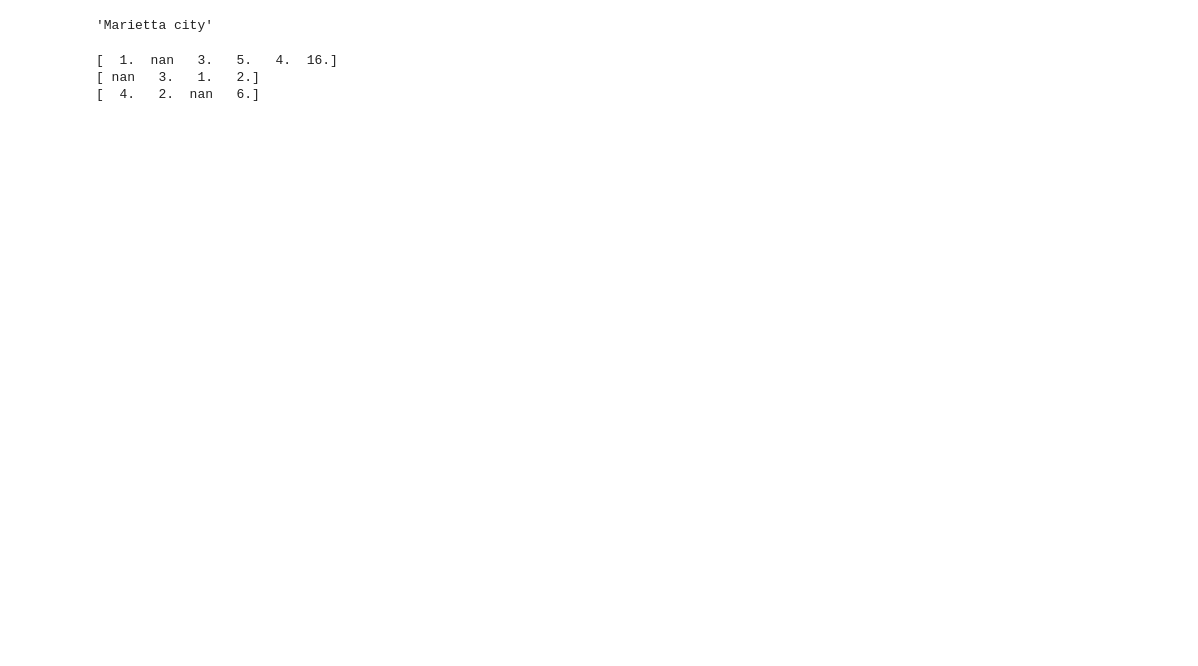
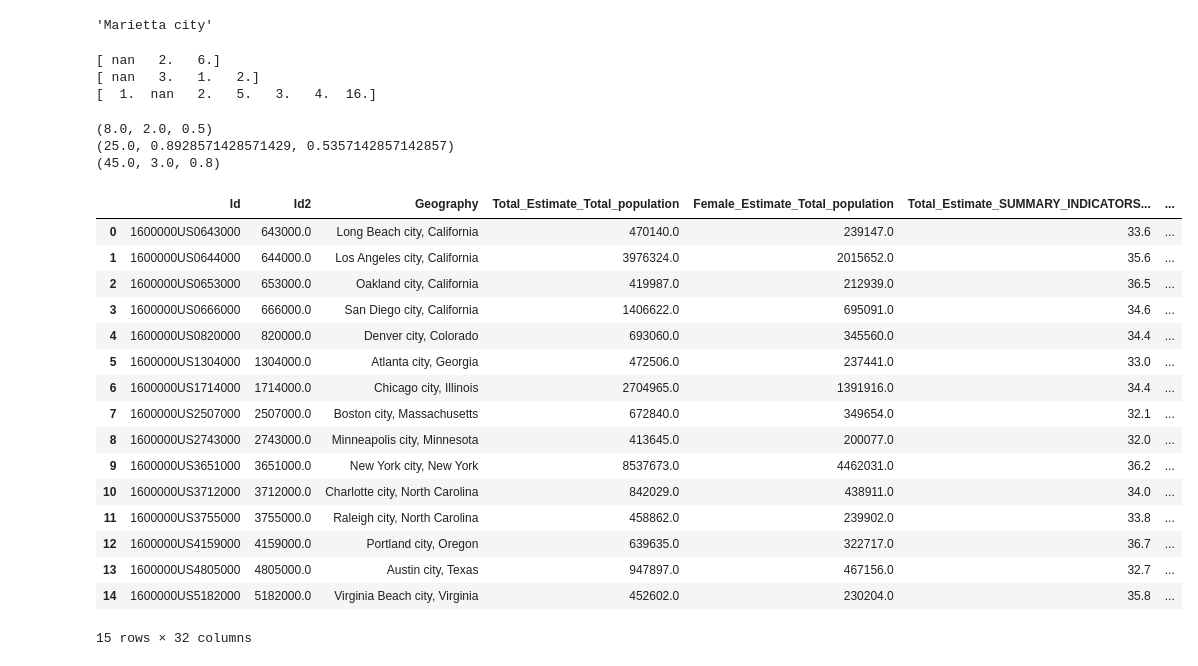
Before and after one commit to sjordan29/Springboard-Code, a Jupyter notebook: Capstone_1/Data_Files.ipynb, the cells around one changed output. Saved outputs shown, nothing was run; the diff lists cells and outputs as text; code cells hidden in the pictures; blank space fills up the shorter version.

```diff
--- a/Capstone_1/Data_Files.ipynb
+++ b/Capstone_1/Data_Files.ipynb
@@ -1081,5 +1093,9 @@ city_cluster_1.at[2, 'City'] = 'Washington D.C. city'
 
 # Original merge didn't work, potential leading space?
 
-cideries_by_city['City'][0]
+# cideries_by_city['City'][0]
+
+city_cluster_0 = city_cluster_0.drop(city_cluster_0.index[[4, 5]])
+
+city_cluster_0
 # %% [output]
@@ -1109,9 +1126,9 @@ print(city_cluster_1.Frequency.unique())
 city_cluster_2 = pd.merge(city_cluster_2, cideries_by_city, how='left')
 print(city_cluster_2.Frequency.unique())
 # %% [output]
-[  1.  nan   3.   5.   4.  16.]
+[ nan   2.   6.]
 [ nan   3.   1.   2.]
-[  4.   2.  nan   6.]
+[  1.  nan   2.   5.   3.   4.  16.]
 # %%
 # Convert NaN to 0's
 
@@ -1157,0 +1138,61 @@ import matplotlib.pyplot as plt
+# %%
+# cideries by cluster
+
+# Examine cluster 0
+
+def cidery_stats(df):
+    # get number of cideries per city
+    cideries_no = df.Frequency.sum()
+
+    # get cideries per city
+    cideries_per_city = cideries_no / len(df.Frequency)
+
+    # get percent of cities with cidery
+    cities_with_cideries = 0
+    for i in df.Frequency:
+        if i > 0:
+            cities_with_cideries += 1
+
+    cideries_pct = cities_with_cideries / len(df.Frequency)
+
+    return cideries_no, cideries_per_city, cideries_pct
+
+print(cidery_stats(city_cluster_0))
+print(cidery_stats(city_cluster_1))
+print(cidery_stats(city_cluster_2))
+
+
+# cideries_0 = city_cluster_0.Frequency.sum()
+# cideries_per_city_0 = cideries_0 / len(city_cluster_0.Frequency)
+
+# print(cideries_per_city_0)
+
+
+
+# cideries_1 = city_cluster_1.Frequency.sum()
+# cideries_per_city_1 = cideries_0 / len(city_cluster_0.Frequency)
+
+
+# cideries_2 = city_cluster_2.Frequency.sum()
+city_cluster_2
+# %% [output]
+(8.0, 2.0, 0.5)
+(25.0, 0.8928571428571429, 0.5357142857142857)
+(45.0, 3.0, 0.8)
+|  | Id | Id2 | Geography | Total_Estimate_Total_population | Female_Estimate_Total_population | Total_Estimate_SUMMARY_INDICATORS... | ... |
+| 0 | 1600000US0643000 | 643000.0 | Long Beach city, California | 470140.0 | 239147.0 | 33.6 | ... |
+| 1 | 1600000US0644000 | 644000.0 | Los Angeles city, California | 3976324.0 | 2015652.0 | 35.6 | ... |
+| 2 | 1600000US0653000 | 653000.0 | Oakland city, California | 419987.0 | 212939.0 | 36.5 | ... |
+| 3 | 1600000US0666000 | 666000.0 | San Diego city, California | 1406622.0 | 695091.0 | 34.6 | ... |
+| 4 | 1600000US0820000 | 820000.0 | Denver city, Colorado | 693060.0 | 345560.0 | 34.4 | ... |
+| 5 | 1600000US1304000 | 1304000.0 | Atlanta city, Georgia | 472506.0 | 237441.0 | 33.0 | ... |
+| 6 | 1600000US1714000 | 1714000.0 | Chicago city, Illinois | 2704965.0 | 1391916.0 | 34.4 | ... |
+| 7 | 1600000US2507000 | 2507000.0 | Boston city, Massachusetts | 672840.0 | 349654.0 | 32.1 | ... |
+| 8 | 1600000US2743000 | 2743000.0 | Minneapolis city, Minnesota | 413645.0 | 200077.0 | 32.0 | ... |
+| 9 | 1600000US3651000 | 3651000.0 | New York city, New York | 8537673.0 | 4462031.0 | 36.2 | ... |
+| 10 | 1600000US3712000 | 3712000.0 | Charlotte city, North Carolina | 842029.0 | 438911.0 | 34.0 | ... |
+| 11 | 1600000US3755000 | 3755000.0 | Raleigh city, North Carolina | 458862.0 | 239902.0 | 33.8 | ... |
+| 12 | 1600000US4159000 | 4159000.0 | Portland city, Oregon | 639635.0 | 322717.0 | 36.7 | ... |
+| 13 | 1600000US4805000 | 4805000.0 | Austin city, Texas | 947897.0 | 467156.0 | 32.7 | ... |
+| 14 | 1600000US5182000 | 5182000.0 | Virginia Beach city, Virginia | 452602.0 | 230204.0 | 35.8 | ... |
+15 rows × 32 columns
```
Also changed, not shown: parts of 13 cells of this notebook.
